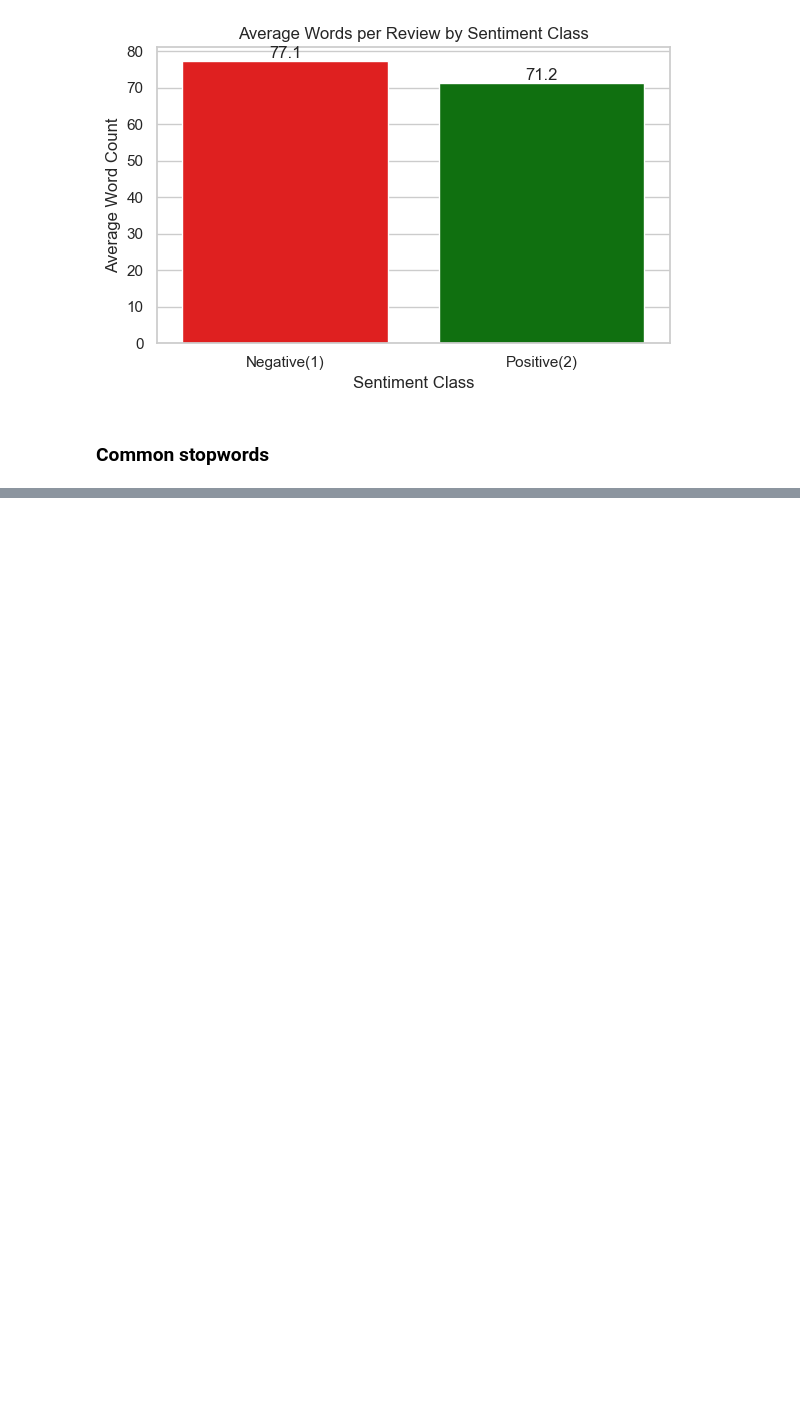
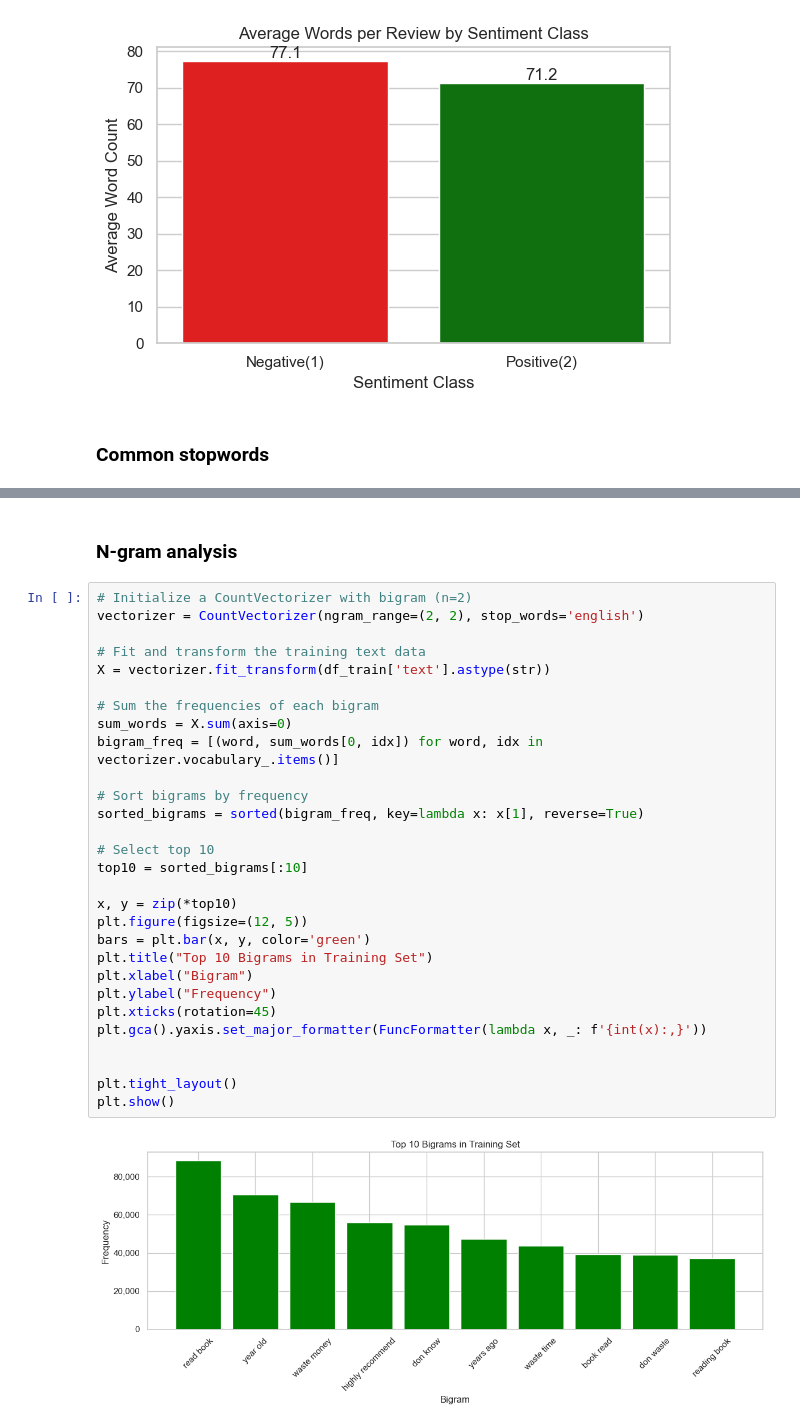
Before and after one commit to Matthewaxe123/955-dissertation, a Jupyter notebook: NLP.ipynb, the cells around one changed output, grey strips where cells are left out. Cells and saved outputs as stored; diff of their text form; blank space fills up the shorter version.

```diff
--- a/NLP.ipynb
+++ b/NLP.ipynb
@@ -309,0 +347,33 @@ plt.show()
+# %% [markdown]
+### N-gram analysis
+# %%
+# Initialize a CountVectorizer with bigram (n=2)
+vectorizer = CountVectorizer(ngram_range=(2, 2), stop_words='english')
+
+# Fit and transform the training text data
+X = vectorizer.fit_transform(df_train['text'].astype(str))
+
+# Sum the frequencies of each bigram
+sum_words = X.sum(axis=0)
+bigram_freq = [(word, sum_words[0, idx]) for word, idx in vectorizer.vocabulary_.items()]
+
+# Sort bigrams by frequency
+sorted_bigrams = sorted(bigram_freq, key=lambda x: x[1], reverse=True)
+
+# Select top 10
+top10 = sorted_bigrams[:10]
+
+x, y = zip(*top10)
+plt.figure(figsize=(12, 5))
+bars = plt.bar(x, y, color='green')
+plt.title("Top 10 Bigrams in Training Set")
+plt.xlabel("Bigram")
+plt.ylabel("Frequency")
+plt.xticks(rotation=45)
+plt.gca().yaxis.set_major_formatter(FuncFormatter(lambda x, _: f'{int(x):,}'))
+
+
+plt.tight_layout()
+plt.show()
+# %% [output]
+[figure, added]
```
Also changed, not shown: parts of 5 cells of this notebook.
